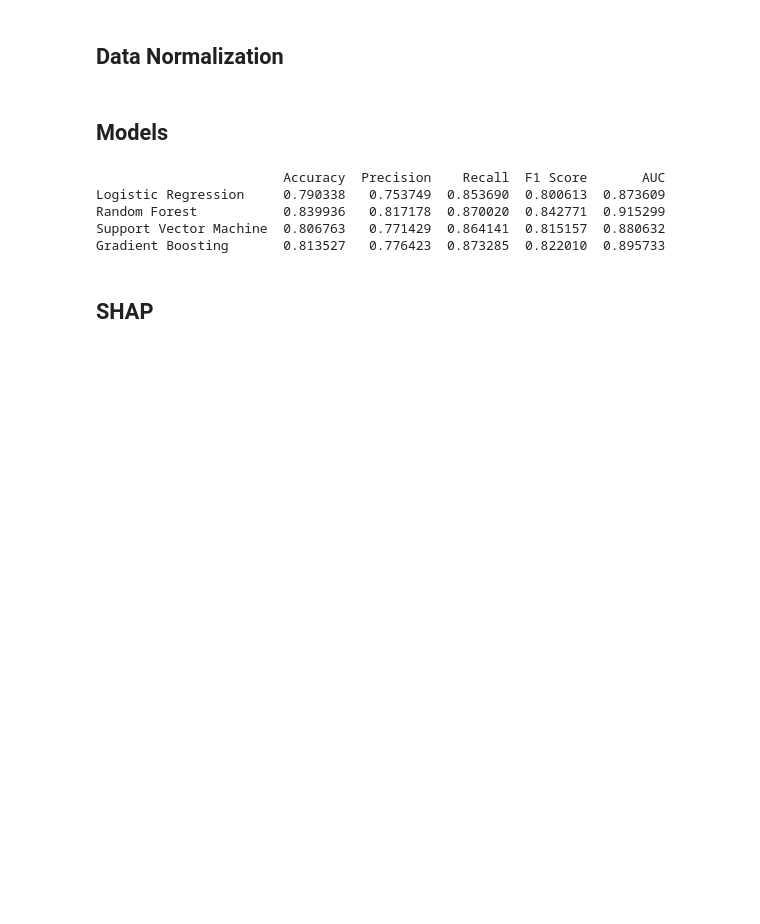
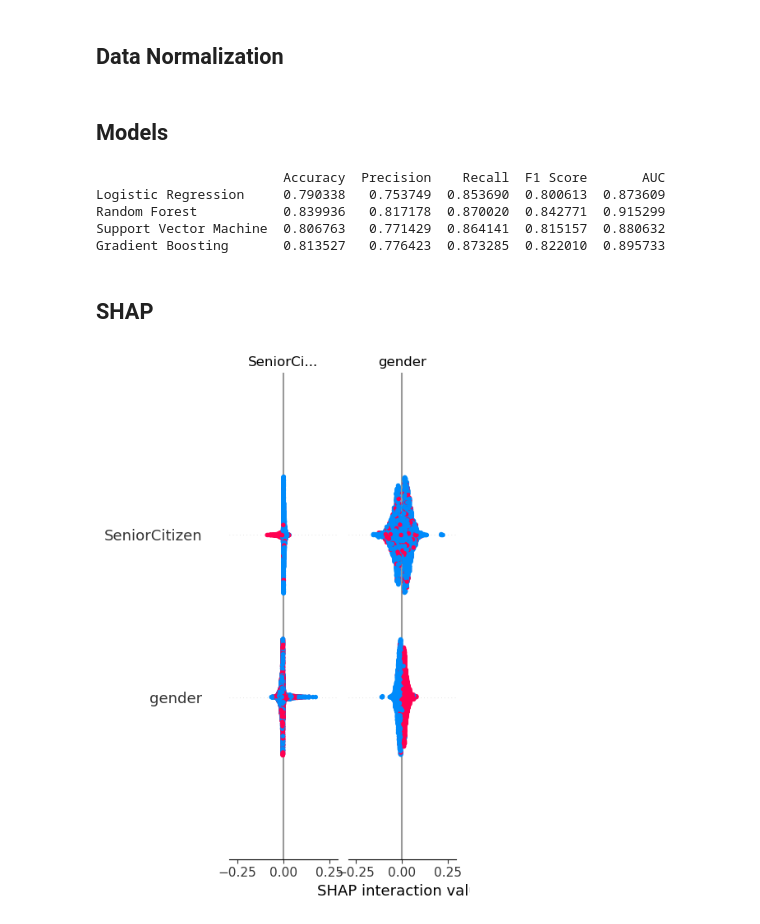
Before and after one commit to MagnunAVF/customer-churn-prediction, a Jupyter notebook: notebooks/customer-churn.ipynb, the cells around one changed output. Drawn from its saved outputs; the diff is of its cells as text; code cells hidden in the pictures; blank space fills up the shorter version.

Commit message:
Add SHAP

```diff
--- a/notebooks/customer-churn.ipynb
+++ b/notebooks/customer-churn.ipynb
@@ -229,0 +215,4 @@ Gradient Boosting       0.813527   0.776423  0.873285  0.822010  0.895733
+# %%
+# Calculate SHAP values for Random Forest
+rf_explainer = shap.TreeExplainer(models["Random Forest"])
+rf_shap_values = rf_explainer.shap_values(X_test)
@@ -229,0 +223,5 @@ Gradient Boosting       0.813527   0.776423  0.873285  0.822010  0.895733
+# %%
+# Display SHAP summary plot for Random Forest
+shap.summary_plot(rf_shap_values, X_test, feature_names=X.columns)
+# %% [output]
+[figure, added]
```
Also changed, not shown: parts of 3 cells of this notebook.
